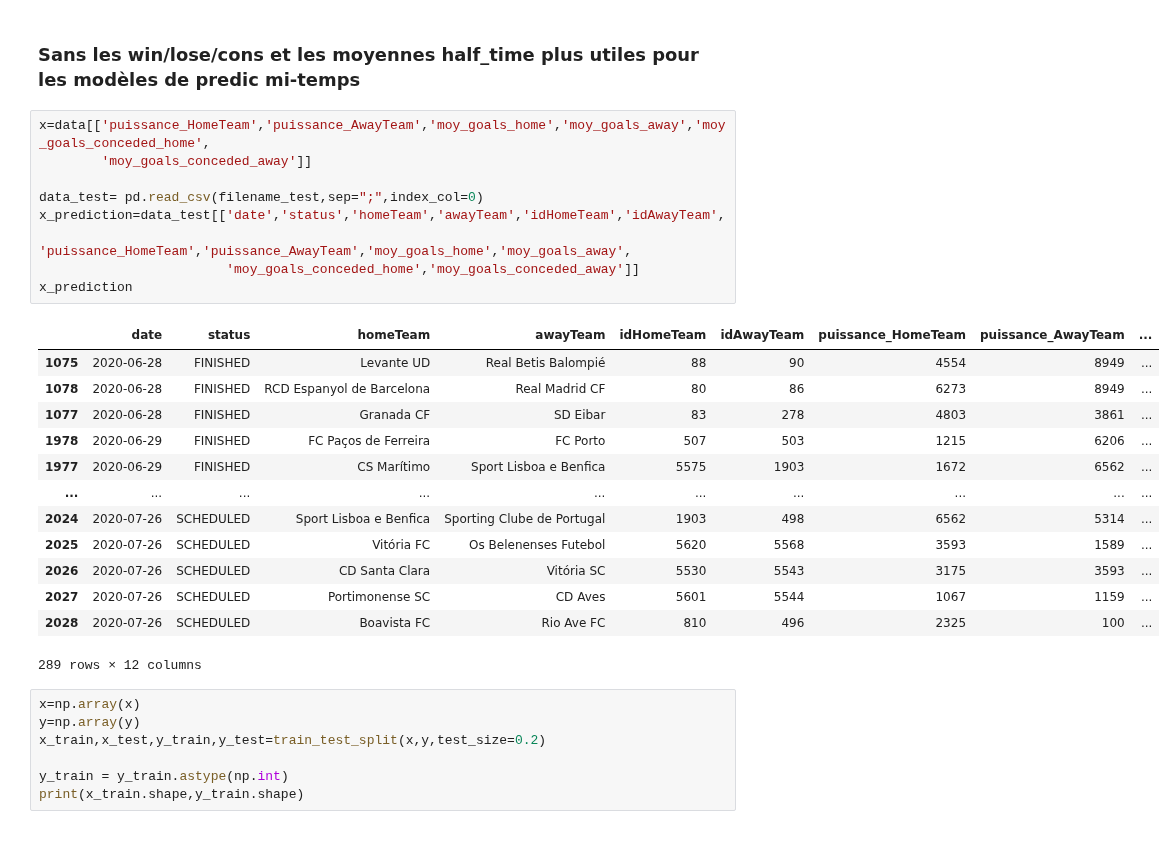
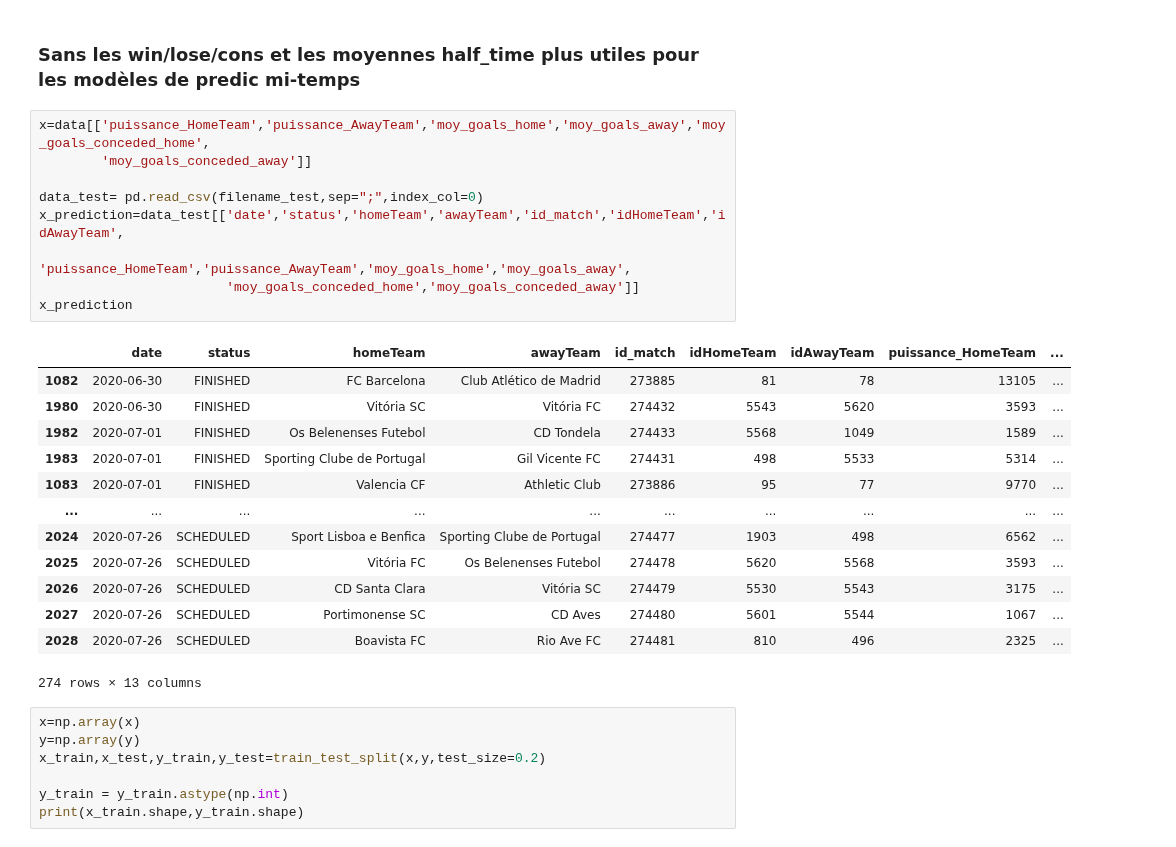
Before and after one commit to Amuthu98/projetannuel4IABD2, a Jupyter notebook: ETAPE_3/Predict_Foot_Win_Lose.ipynb, the cells around one changed output. Saved outputs shown, nothing was run; the diff lists cells and outputs as text.

```diff
--- a/ETAPE_3/Predict_Foot_Win_Lose.ipynb
+++ b/ETAPE_3/Predict_Foot_Win_Lose.ipynb
@@ -96,26 +96,26 @@ x_prediction
 # %%
 x=data[['puissance_HomeTeam','puissance_AwayTeam','moy_goals_home','moy_goals_away','moy_goals_conceded_home',
         'moy_goals_conceded_away']]
 
 data_test= pd.read_csv(filename_test,sep=";",index_col=0)
-x_prediction=data_test[['date','status','homeTeam','awayTeam','idHomeTeam','idAwayTeam',
+x_prediction=data_test[['date','status','homeTeam','awayTeam','id_match','idHomeTeam','idAwayTeam',
                         'puissance_HomeTeam','puissance_AwayTeam','moy_goals_home','moy_goals_away',
                         'moy_goals_conceded_home','moy_goals_conceded_away']]
 x_prediction
 # %% [output]
-|  | date | status | homeTeam | awayTeam | idHomeTeam | idAwayTeam | puissance_HomeTeam | puissance_AwayTeam | ... |
-| 1075 | 2020-06-28 | FINISHED | Levante UD | Real Betis Balompié | 88 | 90 | 4554 | 8949 | ... |
-| 1078 | 2020-06-28 | FINISHED | RCD Espanyol de Barcelona | Real Madrid CF | 80 | 86 | 6273 | 8949 | ... |
-| 1077 | 2020-06-28 | FINISHED | Granada CF | SD Eibar | 83 | 278 | 4803 | 3861 | ... |
-| 1978 | 2020-06-29 | FINISHED | FC Paços de Ferreira | FC Porto | 507 | 503 | 1215 | 6206 | ... |
-| 1977 | 2020-06-29 | FINISHED | CS Marítimo | Sport Lisboa e Benfica | 5575 | 1903 | 1672 | 6562 | ... |
+|  | date | status | homeTeam | awayTeam | id_match | idHomeTeam | idAwayTeam | puissance_HomeTeam | ... |
+| 1082 | 2020-06-30 | FINISHED | FC Barcelona | Club Atlético de Madrid | 273885 | 81 | 78 | 13105 | ... |
+| 1980 | 2020-06-30 | FINISHED | Vitória SC | Vitória FC | 274432 | 5543 | 5620 | 3593 | ... |
+| 1982 | 2020-07-01 | FINISHED | Os Belenenses Futebol | CD Tondela | 274433 | 5568 | 1049 | 1589 | ... |
+| 1983 | 2020-07-01 | FINISHED | Sporting Clube de Portugal | Gil Vicente FC | 274431 | 498 | 5533 | 5314 | ... |
+| 1083 | 2020-07-01 | FINISHED | Valencia CF | Athletic Club | 273886 | 95 | 77 | 9770 | ... |
 | ... | ... | ... | ... | ... | ... | ... | ... | ... | ... |
-| 2024 | 2020-07-26 | SCHEDULED | Sport Lisboa e Benfica | Sporting Clube de Portugal | 1903 | 498 | 6562 | 5314 | ... |
-| 2025 | 2020-07-26 | SCHEDULED | Vitória FC | Os Belenenses Futebol | 5620 | 5568 | 3593 | 1589 | ... |
-| 2026 | 2020-07-26 | SCHEDULED | CD Santa Clara | Vitória SC | 5530 | 5543 | 3175 | 3593 | ... |
-| 2027 | 2020-07-26 | SCHEDULED | Portimonense SC | CD Aves | 5601 | 5544 | 1067 | 1159 | ... |
-| 2028 | 2020-07-26 | SCHEDULED | Boavista FC | Rio Ave FC | 810 | 496 | 2325 | 100 | ... |
+| 2024 | 2020-07-26 | SCHEDULED | Sport Lisboa e Benfica | Sporting Clube de Portugal | 274477 | 1903 | 498 | 6562 | ... |
+| 2025 | 2020-07-26 | SCHEDULED | Vitória FC | Os Belenenses Futebol | 274478 | 5620 | 5568 | 3593 | ... |
+| 2026 | 2020-07-26 | SCHEDULED | CD Santa Clara | Vitória SC | 274479 | 5530 | 5543 | 3175 | ... |
+| 2027 | 2020-07-26 | SCHEDULED | Portimonense SC | CD Aves | 274480 | 5601 | 5544 | 1067 | ... |
+| 2028 | 2020-07-26 | SCHEDULED | Boavista FC | Rio Ave FC | 274481 | 810 | 496 | 2325 | ... |
-289 rows × 12 columns
+274 rows × 13 columns
 # %%
 x=np.array(x)
 y=np.array(y)
```
Also changed, not shown: parts of 4 cells of this notebook, 5 other files.
